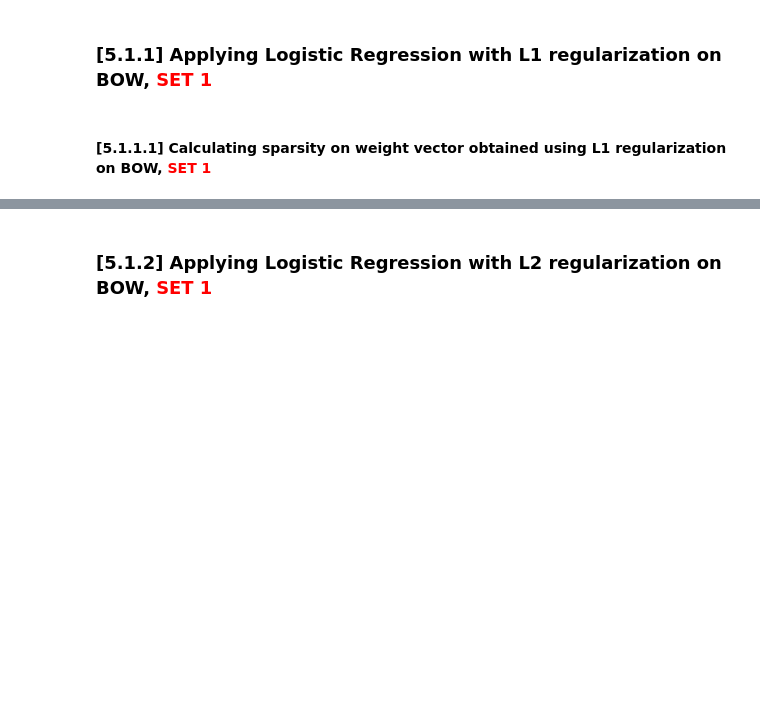
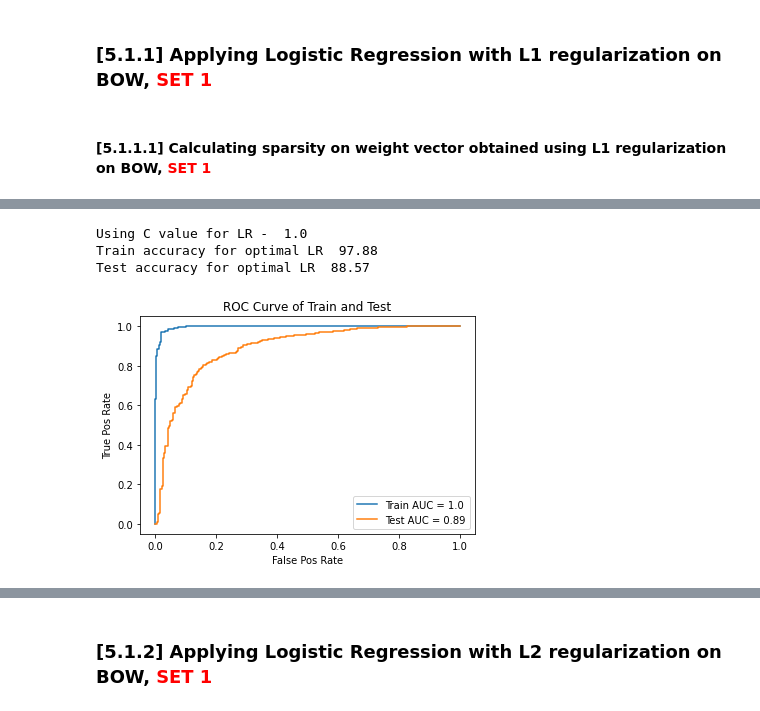
Before and after one commit to sidharthjain97/amazon-fine-food-reviews, a Jupyter notebook: Logistic_Regression_Amazon_Fine_Food_Reviews_Analysis.ipynb, the cells around one changed output, grey strips where cells are left out. Cells and saved outputs as stored; diff of their text form; code cells hidden in the pictures; blank space fills up the shorter version.

```diff
--- a/Logistic_Regression_Amazon_Fine_Food_Reviews_Analysis.ipynb
+++ b/Logistic_Regression_Amazon_Fine_Food_Reviews_Analysis.ipynb
@@ -707,0 +764,32 @@ W=W+10^-6 and W’ = W’+10^-6</li>
+# %%
+def LR_Classifier_Test(cValue, regOpt, X_train, y_train, X_test, y_test):
+    # Setting up the classifier using optimal params
+
+    lr_optimal = LogisticRegression(C=cValue, penalty=regOpt, solver="liblinear")
+    lr_optimal.fit(X_train, y_train)
+
+    # Prediction on training and test set using optimal classifier
+    logProb_train = lr_optimal.predict_log_proba(X_train)
+    logProb_test = lr_optimal.predict_log_proba(X_test)
+    pred_train = np.argmax(logProb_train, axis =1)
+    pred_test = np.argmax(logProb_test, axis =1)
+    print("Using C value for LR - ", cValue)
+    print("Train accuracy for optimal LR ", round(accuracy_score(y_train, pred_train)*100, 2))
+    print("Test accuracy for optimal LR ", round(accuracy_score(y_test, pred_test) * 100, 2))
+
+    # ROC-AUC on train & test data
+    train_fpr, train_tpr, thresholds = roc_curve(y_train, logProb_train[:, 1], pos_label=1)
+    test_fpr, test_tpr, thresholds = roc_curve(y_test, logProb_test[:, 1], pos_label=1)
+
+
+    # Draw ROC curve
+    plt.plot(train_fpr, train_tpr, label="Train AUC = "+str(round(auc(train_fpr, train_tpr), 2)))
+    auc_score = round(auc(test_fpr, test_tpr), 2)
+    plt.plot(test_fpr, test_tpr, label="Test AUC = "+str(auc_score))
+    plt.legend()
+    plt.xlabel("False Pos Rate")
+    plt.ylabel("True Pos Rate")
+    plt.title("ROC Curve of Train and Test")
+    plt.show()
+
+    return lr_optimal, pred_train, pred_test, auc_score
@@ -715,0 +817,11 @@ W=W+10^-6 and W’ = W’+10^-6</li>
+# %%
+bow_C=1.0
+classifier, pred_train, pred_test, auc_score = LR_Classifier_Test(
+                                    bow_C, regOpt, bow_train,
+                                    y_train, bow_test,
+                                    y_test)
+# %% [output]
+Using C value for LR -  1.0
+Train accuracy for optimal LR  97.88
+Test accuracy for optimal LR  88.57
+[figure, added]
```
Also changed, not shown: parts of 53 cells of this notebook.
